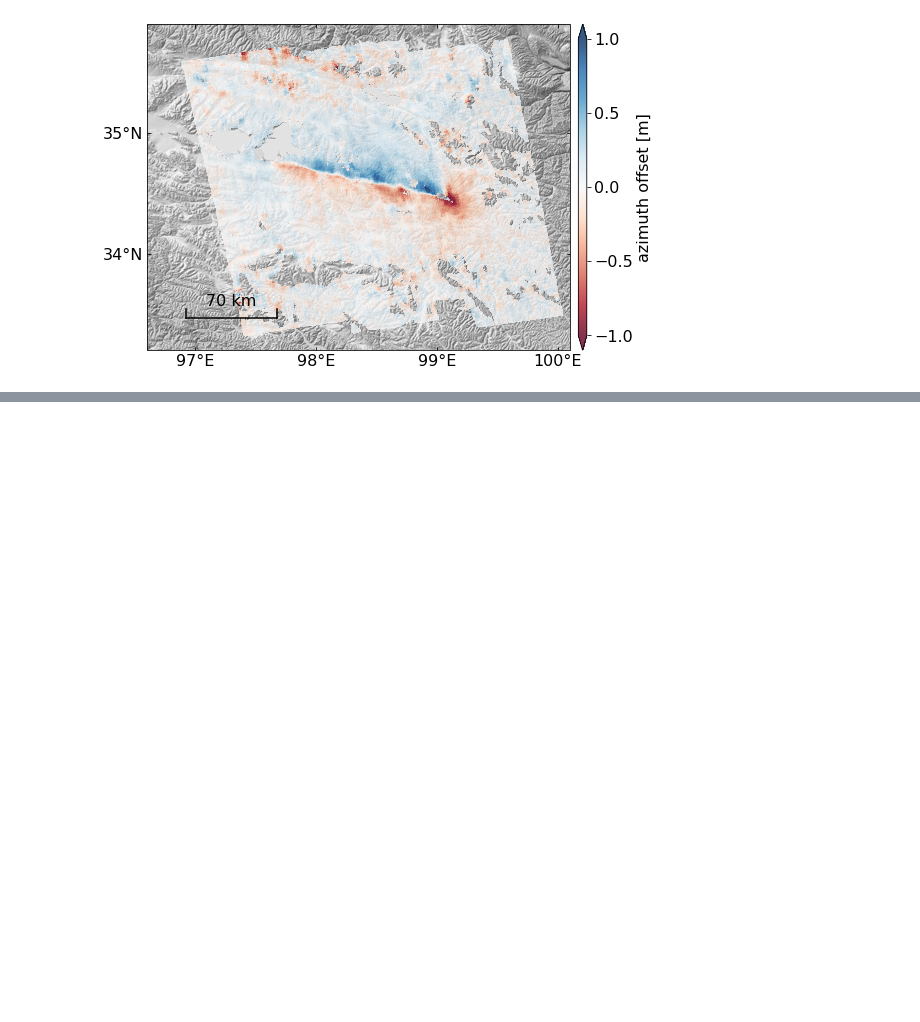
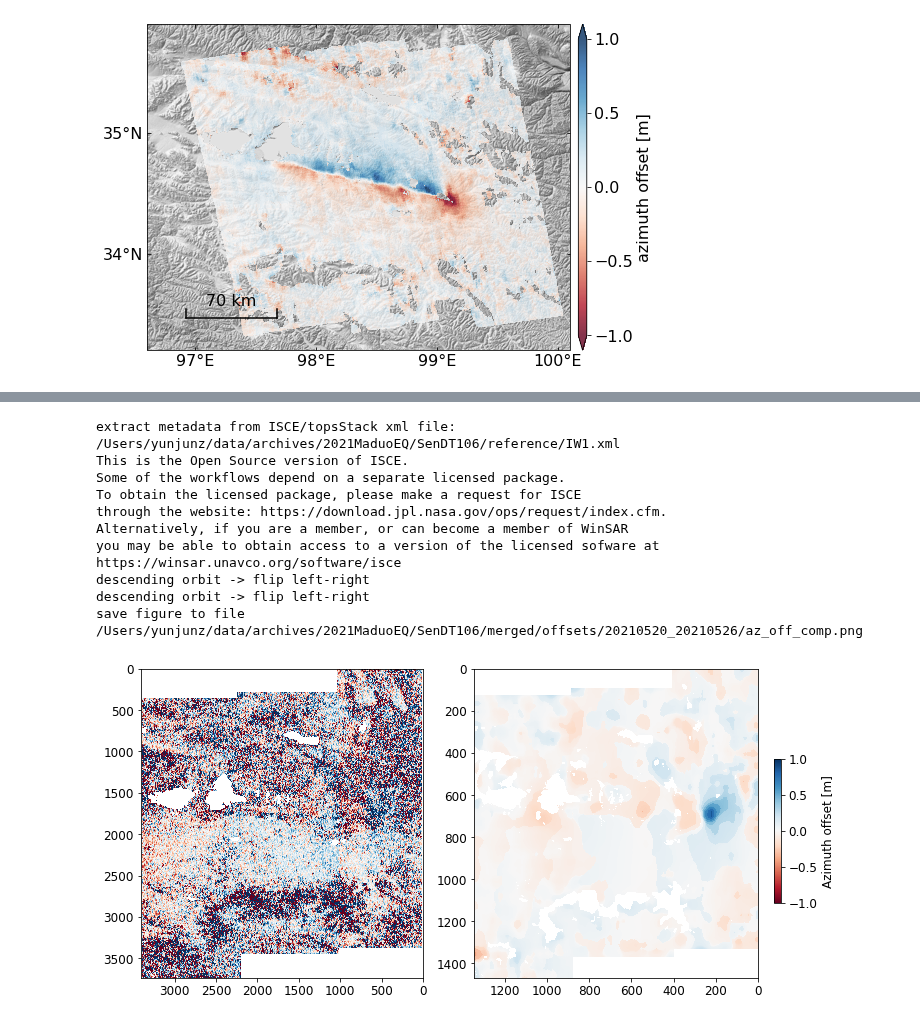
Before and after one commit to yunjunz/2021-Maduo-EQ, a Jupyter notebook: 1_prep_az_off.ipynb, the cells around one changed output, grey strips where cells are left out. Saved outputs shown, nothing was run; the diff lists cells and outputs as text; code cells hidden in the pictures; blank space fills up the shorter version.

Commit message:
az_off: plot comparison w/o vs w/ extra proc

```diff
--- a/1_prep_az_off.ipynb
+++ b/1_prep_az_off.ipynb
@@ -437,0 +479,44 @@ showing ...
+# %%
+# input dataset for SenAT099
+#off_file1 = os.path.expanduser('~/data/archives/2021MaduoEQ/SenAT099/merged/offsets/20210520_20210526/offset1.bip')
+#off_file2 = os.path.expanduser('~/data/archives/2021MaduoEQ/SenAT099/merged/offsets/20210520_20210526/azOffCor.h5')
+## input dataset for SenDT106
+off_file1 = os.path.expanduser('~/data/archives/2021MaduoEQ/SenDT106/merged/offsets/20210520_20210526/offset3.bip')
+off_file2 = os.path.expanduser('~/data/archives/2021MaduoEQ/SenDT106/merged/offsets/20210520_20210526/azOffCorFilt.h5')
+
+# read data
+off1, atr = read_az_offset(off_file1)
+off2, atr = readfile.read(off_file2)
+
+# plot
+kwargs = dict(cmap='RdBu', vmin=-1, vmax=1, interpolation='nearest')
+fig, axs = plt.subplots(nrows=1, ncols=2, figsize=[10, 5])
+for ax, data in zip(axs, [off1, off2]):
+    im = ax.imshow(data, **kwargs)
+    pp.auto_flip_direction(atr, ax)
+fig.tight_layout()
+
+# colorbar
+fig.subplots_adjust(right=0.93)
+cax = fig.add_axes([0.95, 0.3, 0.01, 0.4])
+cbar = plt.colorbar(im, cax=cax, orientation='vertical')
+cbar.set_label('Azimuth offset [m]')
+
+# output
+out_fig = os.path.join(os.path.dirname(off_file1), 'az_off_comp.png')
+print('save figure to file', out_fig)
+plt.savefig(out_fig, bbox_inches='tight', transparent=True, dpi=300)
+plt.show()
+# %% [output]
+extract metadata from ISCE/topsStack xml file: /Users/yunjunz/data/archives/2021MaduoEQ/SenDT106/reference/IW1.xml
+This is the Open Source version of ISCE.
+Some of the workflows depend on a separate licensed package.
+To obtain the licensed package, please make a request for ISCE
+through the website: https://download.jpl.nasa.gov/ops/request/index.cfm.
+Alternatively, if you are a member, or can become a member of WinSAR
+you may be able to obtain access to a version of the licensed sofware at
+https://winsar.unavco.org/software/isce
+descending orbit -> flip left-right
+descending orbit -> flip left-right
+save figure to file /Users/yunjunz/data/archives/2021MaduoEQ/SenDT106/merged/offsets/20210520_20210526/az_off_comp.png
+[figure, added]
```
Also changed, not shown: parts of 2 cells of this notebook, 1 other file.
